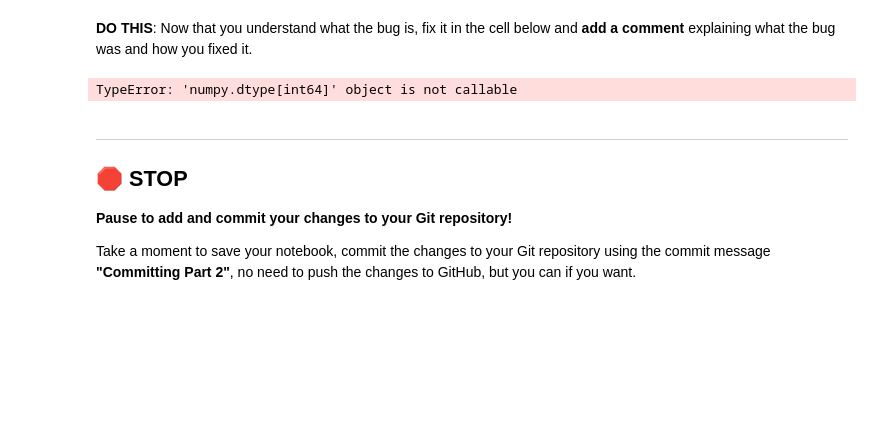
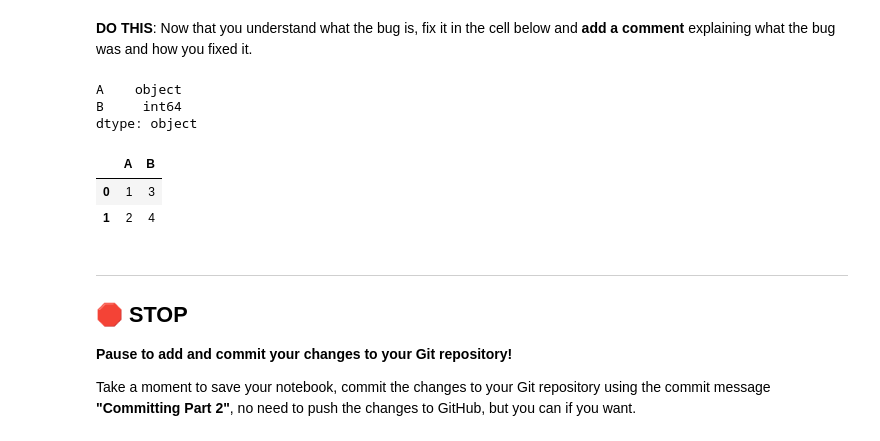
Before and after one commit to Confusedphoton/CMSE202-s24-turnin, a Jupyter notebook: hw-01/HW-01_GitPracticeDebuggingPythonPackagesAndClasses-STUDENT.ipynb, the cells around one changed output. Saved outputs shown, nothing was run; the diff lists cells and outputs as text; code cells hidden in the pictures; blank space fills up the shorter version.

```diff
--- a/hw-01/HW-01_GitPracticeDebuggingPythonPackagesAndClasses-STUDENT.ipynb
+++ b/hw-01/HW-01_GitPracticeDebuggingPythonPackagesAndClasses-STUDENT.ipynb
@@ -287,11 +287,16 @@ If you need to write any code to explore the nature of the bug, please do so in
 # %%
 # Put your non-buggy code here
 df = pd.DataFrame({'A': [1, 2], 'B': [3, 4]})
-df['A'] = df['A'].dtype(str)
+df['A'] = df['A'].apply(str)
 print(df.dtypes)
 df
 # %% [output]
-TypeError: 'numpy.dtype[int64]' object is not callable
+A    object
+B     int64
+dtype: object
+|  | A | B |
+| 0 | 1 | 3 |
+| 1 | 2 | 4 |
 # %% [markdown]
 ---
 ## &#128721; STOP
```
Also changed, not shown: parts of 1 cell of this notebook.
